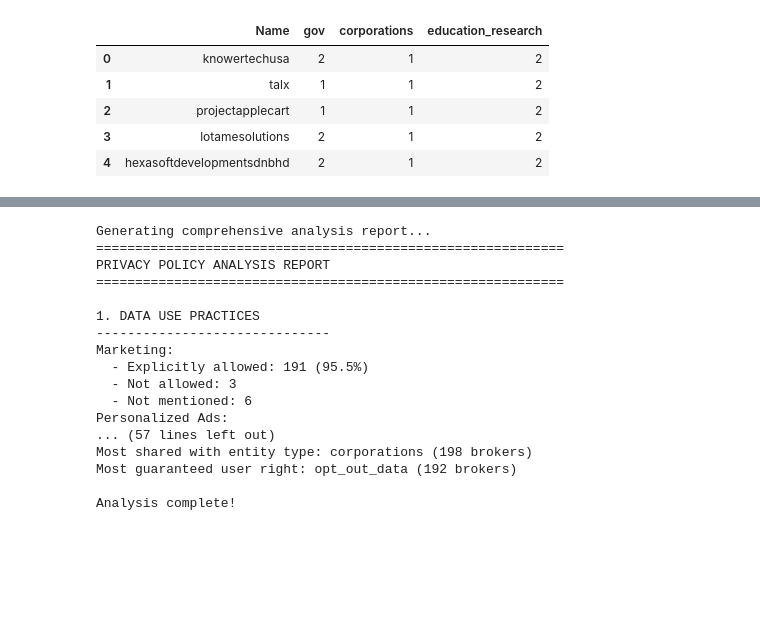
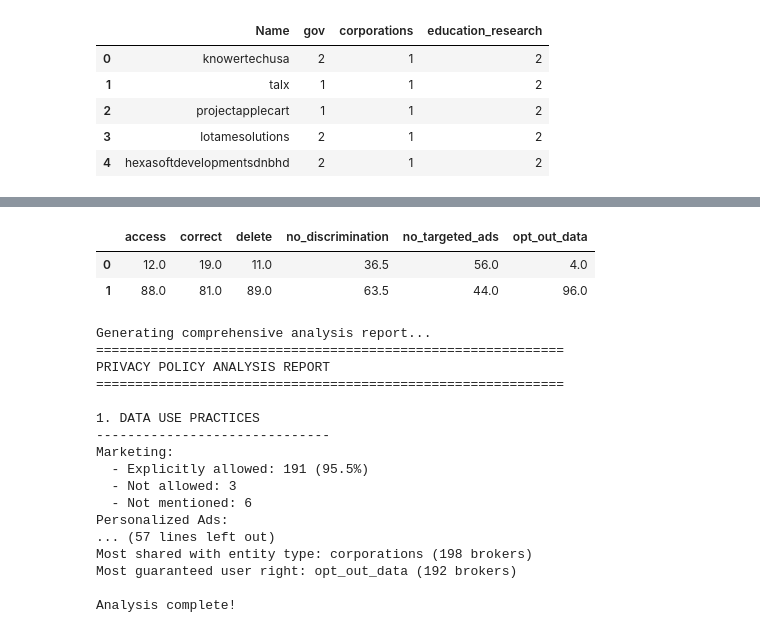
Before and after one commit to mjayjoh/data-broker-analysis, a Jupyter notebook: notebooks/privacy-policy-analysis.ipynb, the cells around one changed output, grey strips where cells are left out. Drawn from its saved outputs; the diff is of its cells as text; code cells hidden in the pictures; blank space fills up the shorter version.

```diff
--- a/notebooks/privacy-policy-analysis.ipynb
+++ b/notebooks/privacy-policy-analysis.ipynb
@@ -213,6 +241,13 @@ chart
 # %% [output]
 Creating user rights and controls visualization...
 [interactive output not drawn]
+# %%
+# Summary Percentages for Entity Sharing
+find_summary_percentages(controls, [0, 1])
+# %% [output]
+|  | access | correct | delete | no_discrimination | no_targeted_ads | opt_out_data |
+| 0 | 12.0 | 19.0 | 11.0 | 36.5 | 56.0 | 4.0 |
+| 1 | 88.0 | 81.0 | 89.0 | 63.5 | 44.0 | 96.0 |
 # %%
 # Generate Comprehensive Analysis Report
 print("Generating comprehensive analysis report...")
```
Also changed, not shown: parts of 3 cells of this notebook, 12 other files.
